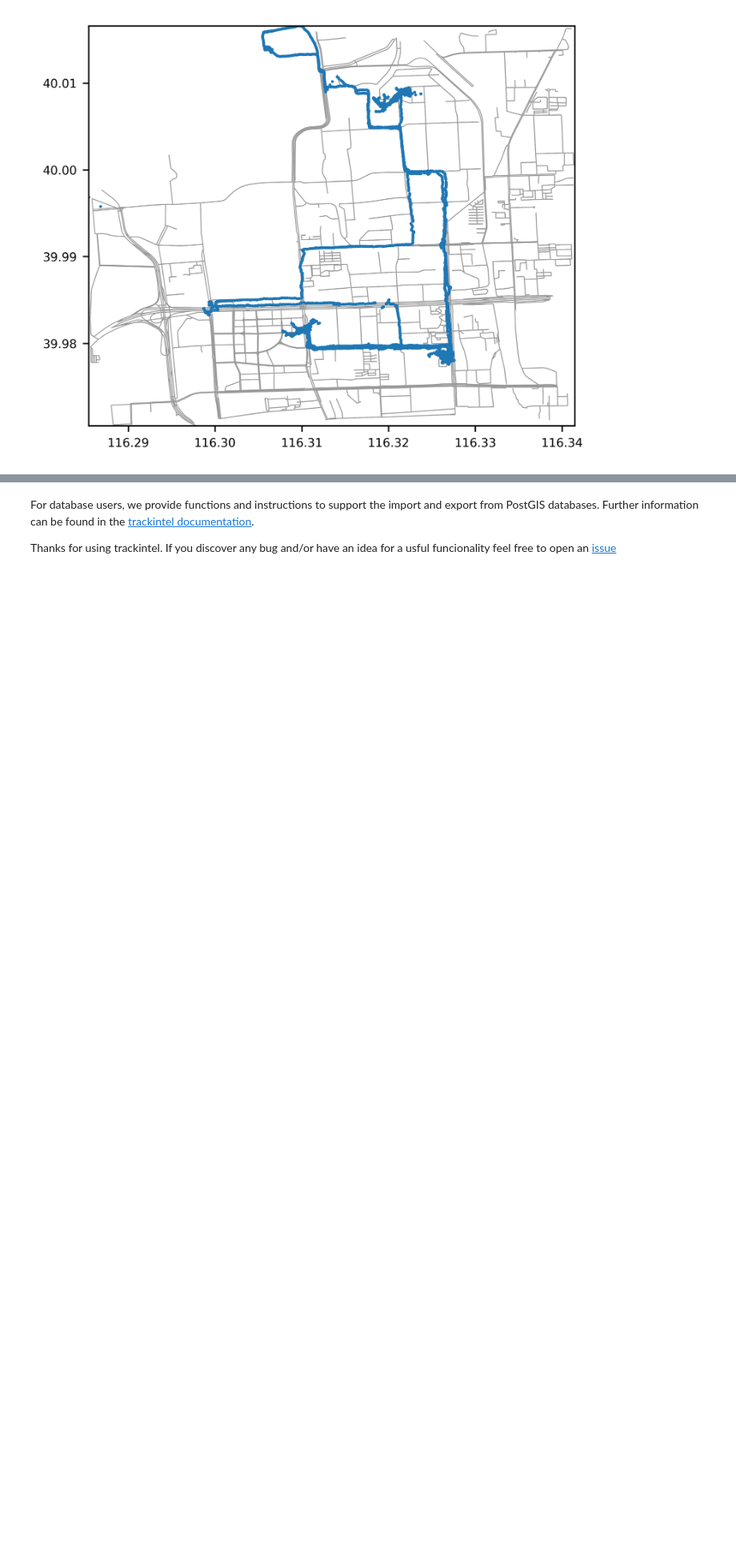
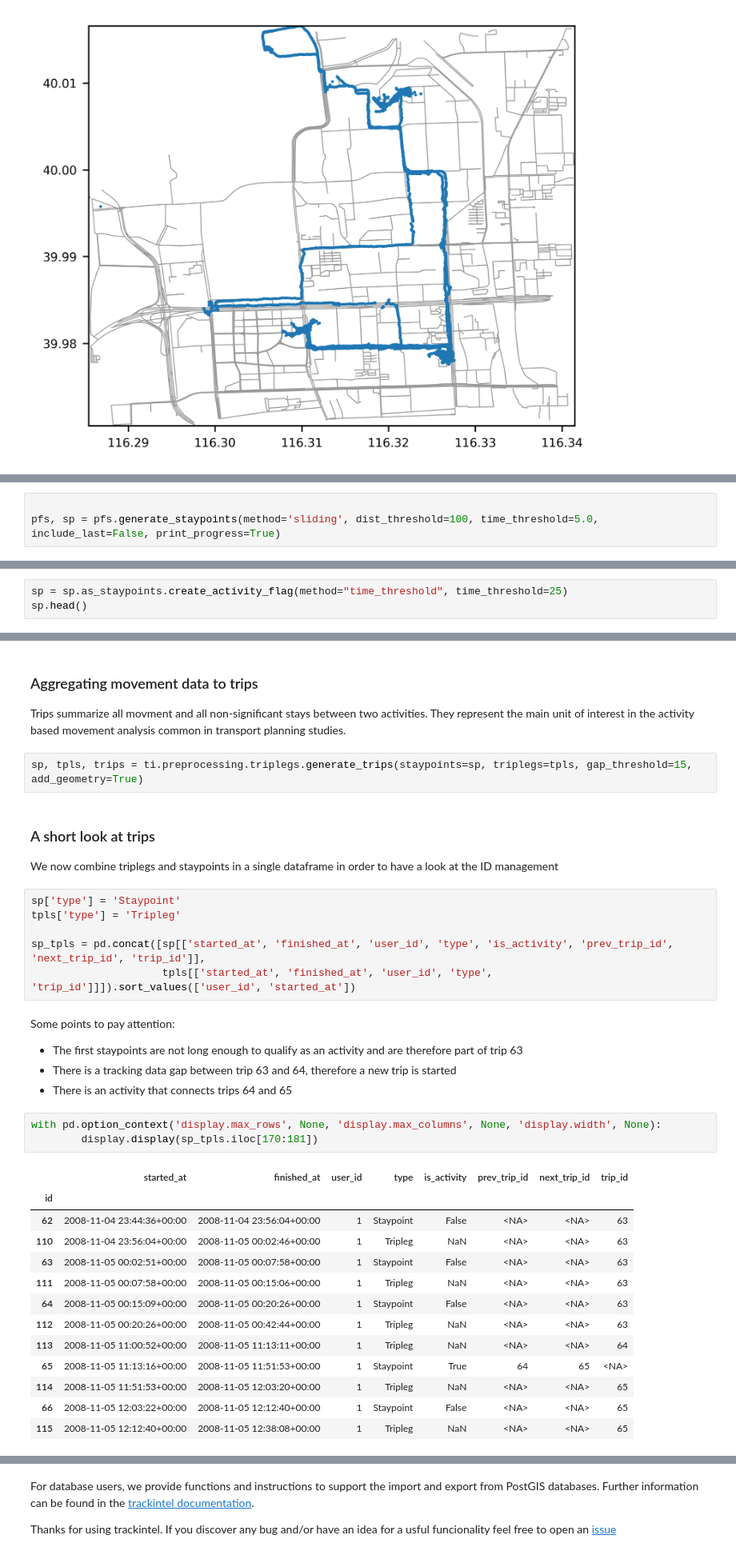
Before and after one commit to mie-lab/trackintel-tutorial, a Jupyter notebook: sigspatial23/Introduction_to_trackintel.ipynb, the cells around one changed output, grey strips where cells are left out. Shown at 80% size. Saved outputs shown, nothing was run; the diff lists cells and outputs as text; blank space fills up the shorter version.

```diff
--- a/sigspatial23/Introduction_to_trackintel.ipynb
+++ b/sigspatial23/Introduction_to_trackintel.ipynb
@@ -181,0 +115,3 @@ trips.head(5)
+# %%
+
+pfs, sp = pfs.generate_staypoints(method='sliding', dist_threshold=100, time_threshold=5.0, include_last=False, print_progress=True)
@@ -181,0 +194,3 @@ trips.head(5)
+# %%
+sp = sp.as_staypoints.create_activity_flag(method="time_threshold", time_threshold=25)
+sp.head()
@@ -181,0 +205,38 @@ trips.head(5)
+# %% [markdown]
+### Aggregating movement data to trips
+
+Trips summarize all movment and all non-significant stays between two activities. They represent the main unit of interest in the activity based movement analysis common in transport planning studies.
+# %%
+sp, tpls, trips = ti.preprocessing.triplegs.generate_trips(staypoints=sp, triplegs=tpls, gap_threshold=15, add_geometry=True)
+# %% [markdown]
+### A short look at trips
+
+We now combine triplegs and staypoints in a single dataframe in order to have a look at the ID management
+# %%
+sp['type'] = 'Staypoint'
+tpls['type'] = 'Tripleg'
+
+sp_tpls = pd.concat([sp[['started_at', 'finished_at', 'user_id', 'type', 'is_activity', 'prev_trip_id', 'next_trip_id', 'trip_id']],
+                     tpls[['started_at', 'finished_at', 'user_id', 'type', 'trip_id']]]).sort_values(['user_id', 'started_at'])
+# %% [markdown]
+Some points to pay attention:
+- The first staypoints are not long enough to qualify as an activity and are therefore part of trip 63
+- There is a tracking data gap between trip 63 and 64, therefore a new trip is started
+- There is an activity that connects trips 64 and 65
+# %%
+with pd.option_context('display.max_rows', None, 'display.max_columns', None, 'display.width', None):
+        display.display(sp_tpls.iloc[170:181])
+# %% [output]
+|  | started_at | finished_at | user_id | type | is_activity | prev_trip_id | next_trip_id | trip_id |
+| id |  |  |  |  |  |  |  |  |
+| 62 | 2008-11-04 23:44:36+00:00 | 2008-11-04 23:56:04+00:00 | 1 | Staypoint | False | <NA> | <NA> | 63 |
+| 110 | 2008-11-04 23:56:04+00:00 | 2008-11-05 00:02:46+00:00 | 1 | Tripleg | NaN | <NA> | <NA> | 63 |
+| 63 | 2008-11-05 00:02:51+00:00 | 2008-11-05 00:07:58+00:00 | 1 | Staypoint | False | <NA> | <NA> | 63 |
+| 111 | 2008-11-05 00:07:58+00:00 | 2008-11-05 00:15:06+00:00 | 1 | Tripleg | NaN | <NA> | <NA> | 63 |
+| 64 | 2008-11-05 00:15:09+00:00 | 2008-11-05 00:20:26+00:00 | 1 | Staypoint | False | <NA> | <NA> | 63 |
+| 112 | 2008-11-05 00:20:26+00:00 | 2008-11-05 00:42:44+00:00 | 1 | Tripleg | NaN | <NA> | <NA> | 63 |
+| 113 | 2008-11-05 11:00:52+00:00 | 2008-11-05 11:13:11+00:00 | 1 | Tripleg | NaN | <NA> | <NA> | 64 |
+| 65 | 2008-11-05 11:13:16+00:00 | 2008-11-05 11:51:53+00:00 | 1 | Staypoint | True | 64 | 65 | <NA> |
+| 114 | 2008-11-05 11:51:53+00:00 | 2008-11-05 12:03:20+00:00 | 1 | Tripleg | NaN | <NA> | <NA> | 65 |
+| 66 | 2008-11-05 12:03:22+00:00 | 2008-11-05 12:12:40+00:00 | 1 | Staypoint | False | <NA> | <NA> | 65 |
+| 115 | 2008-11-05 12:12:40+00:00 | 2008-11-05 12:38:08+00:00 | 1 | Tripleg | NaN | <NA> | <NA> | 65 |
```
Also changed, not shown: parts of 47 cells of this notebook, 2 other files.
